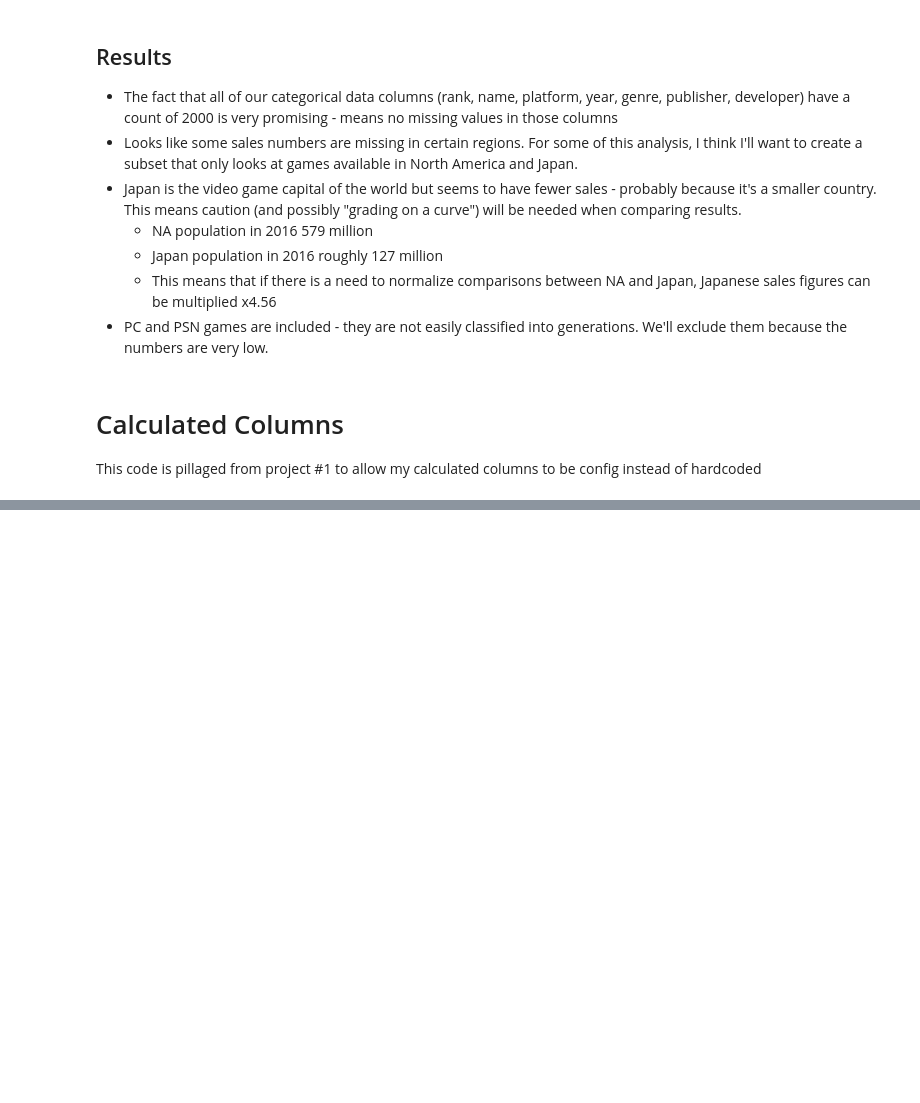
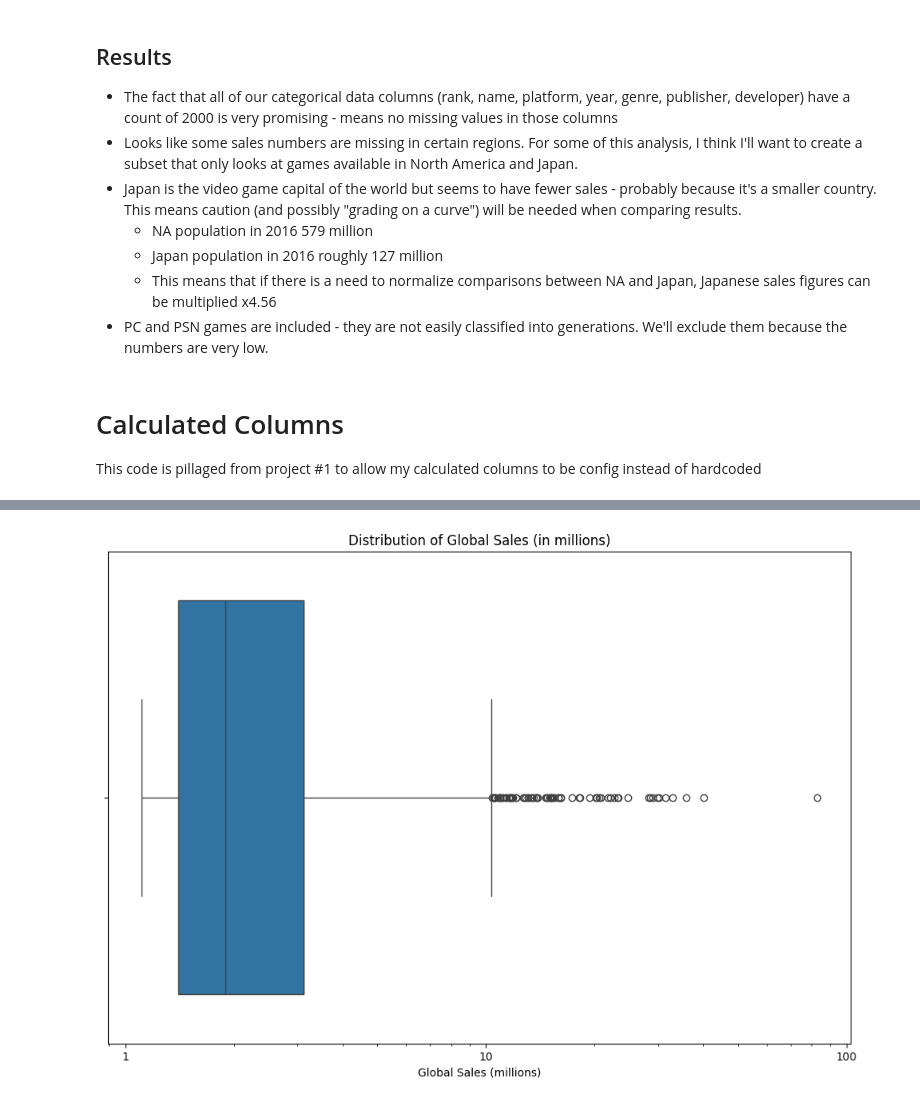
Before and after one commit to candersen114/Python2Source, a Jupyter notebook: finalproj.ipynb, the cells around one changed output, grey strips where cells are left out. Saved outputs shown, nothing was run; the diff lists cells and outputs as text; code cells hidden in the pictures; blank space fills up the shorter version.

```diff
--- a/finalproj.ipynb
+++ b/finalproj.ipynb
@@ -275,0 +306,17 @@ First Party
+# %%
+plt.figure(figsize=(12, 8))
+ax = sns.boxplot(data=df, x="Global_Sales", log_scale=10)
+
+# Set the X bound and tick labels to avoid 10^1, 10^2, etc
+ax.set_xbound(lower=0)
+ticks=[pow(10, -2), pow(10, -1), pow(10, 0), pow(10, 1), pow(10, 2), pow(10, 3), pow(10, 4)]
+ax.set_xticklabels(ticks)
+
+# Titles
+ax.set_title("Distribution of Global Sales (in millions)")
+ax.set_xlabel("Global Sales (millions)")
+
+# Show Plot
+plt.show()
+# %% [output]
+[figure, added]
```
Also changed, not shown: parts of 11 cells of this notebook, 2 other files.
